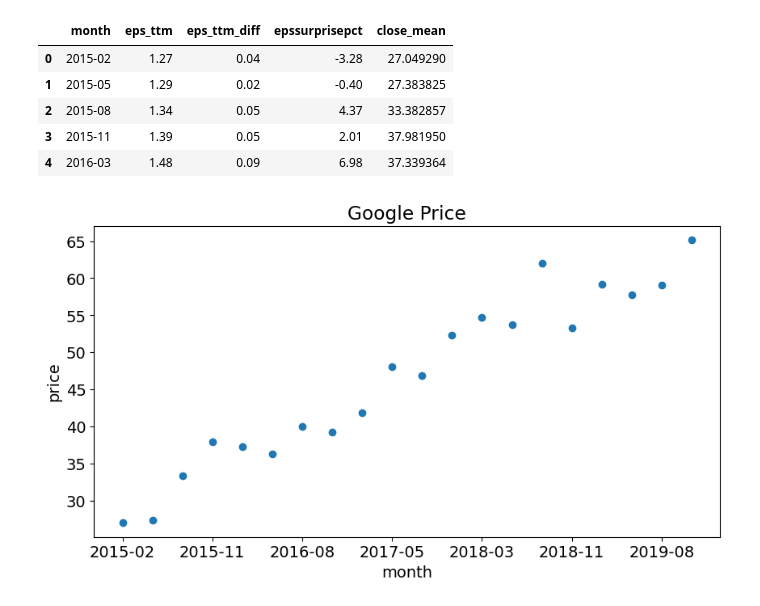
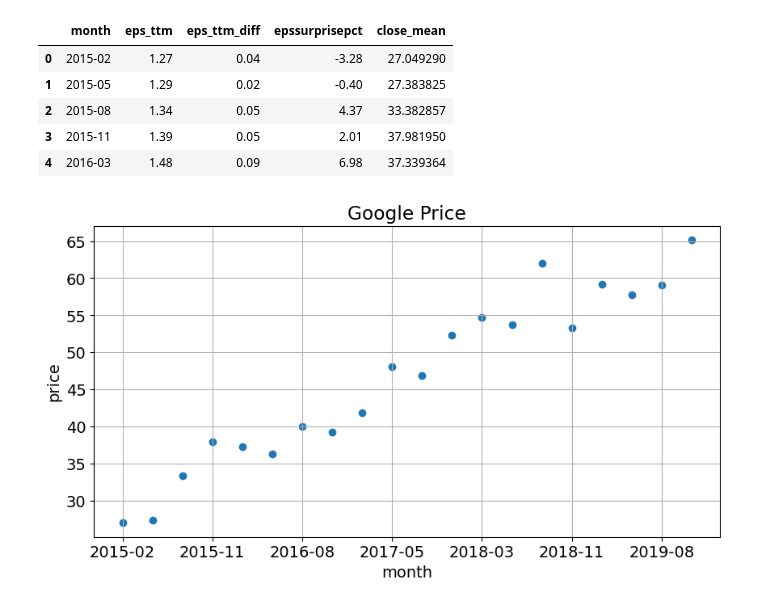
Before and after one commit to hajju0617/Data-Analysis-Study, a Jupyter notebook: python_data_processing_and_visualization.ipynb, the cells around one changed output. Saved outputs shown, nothing was run; the diff lists cells and outputs as text; code cells hidden in the pictures.

```diff
--- a/python_data_processing_and_visualization.ipynb
+++ b/python_data_processing_and_visualization.ipynb
@@ -1077,9 +1078,11 @@ price_earning.head()
 # %%
 fig = plt.figure(figsize=(10, 5))
 ax = plt.axes()
+# scatter(): 산점도.
 ax.scatter(price_earning["month"], price_earning["close_mean"])
 ax.set(xlabel='month', ylabel='price', title='Google Price')
 ax.set_xticks(price_earning["month"][np.arange(0, len(price_earning), step=3)])
+plt.grid(True)
 plt.show()
 # %% [output]
-[figure, old version]
+[figure, new version]
```
Also changed, not shown: parts of 26 cells of this notebook.
